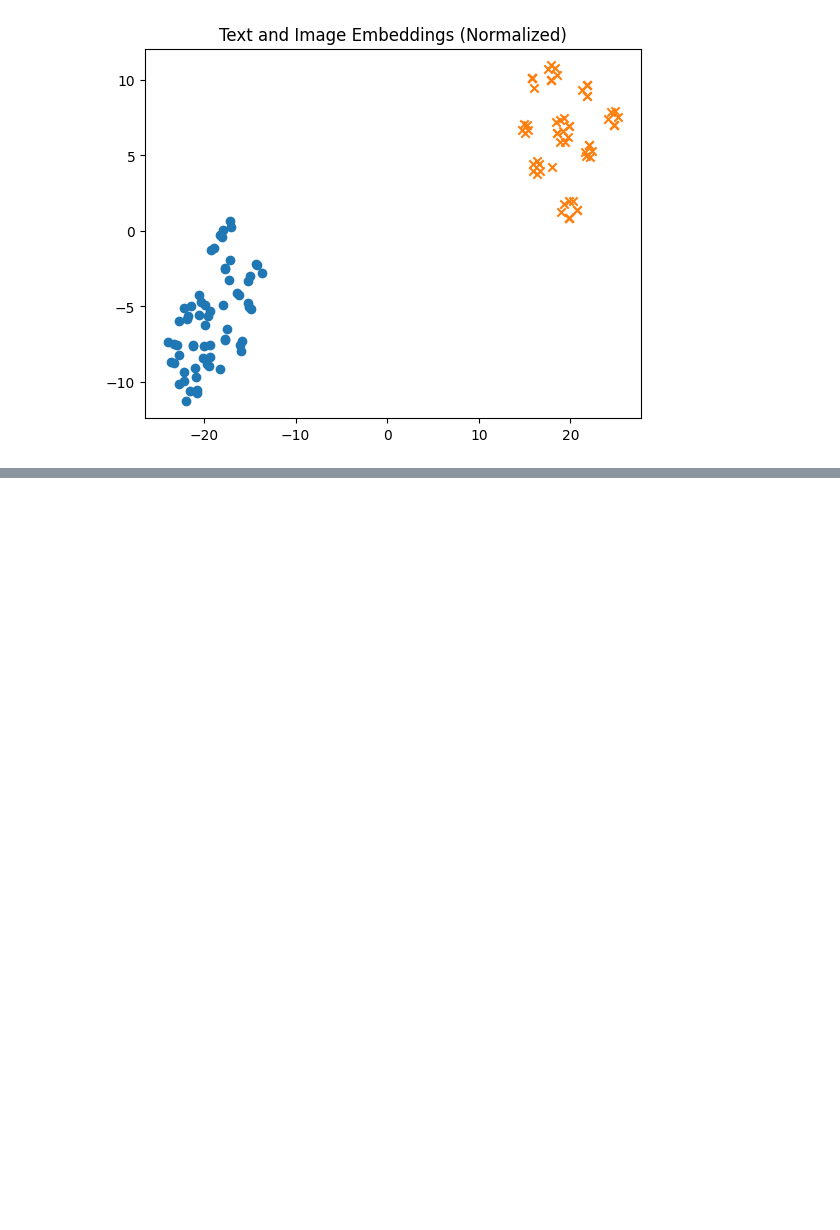
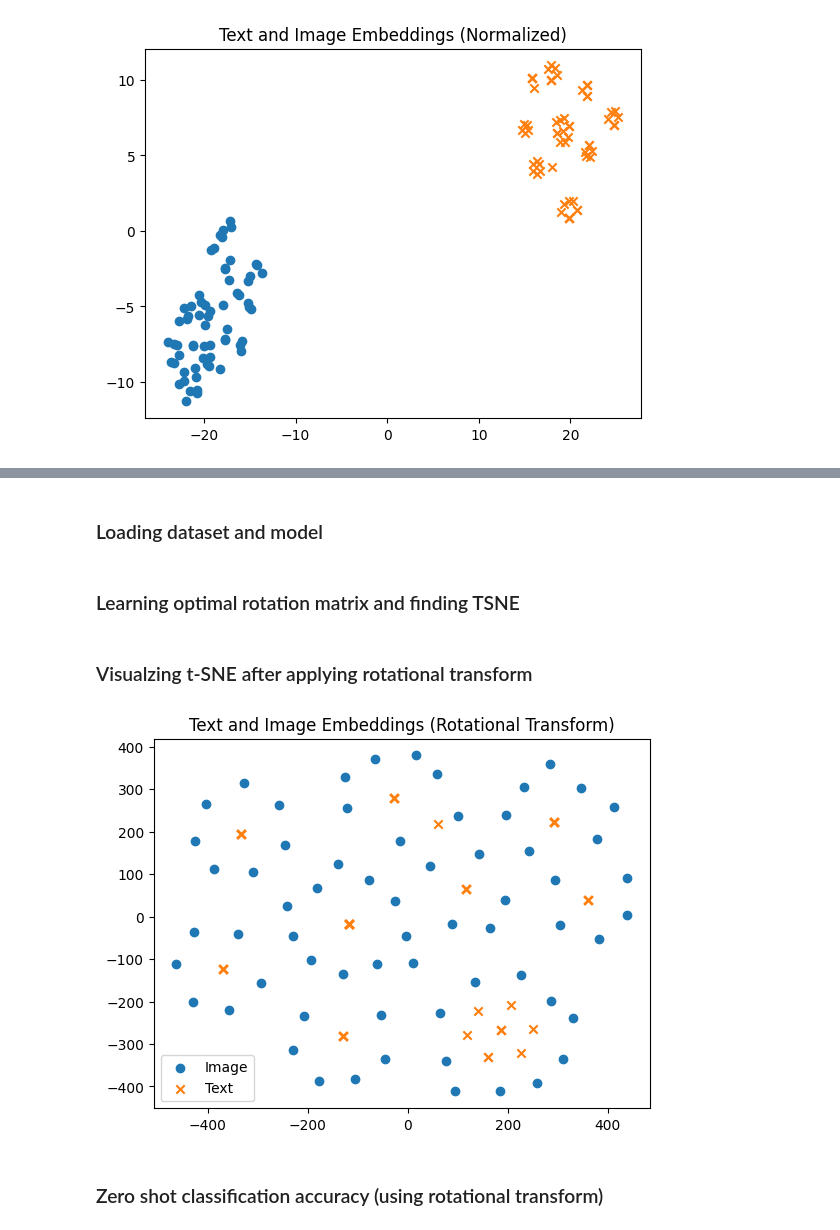
Before and after one commit to hyderchaudhry/28100041-PA0, a Jupyter notebook: src/task3.ipynb, the cells around one changed output, grey strips where cells are left out. Drawn from its saved outputs; the diff is of its cells as text; code cells hidden in the pictures; blank space fills up the shorter version.

```diff
--- a/src/task3.ipynb
+++ b/src/task3.ipynb
@@ -225,0 +230,10 @@ plt.show()
+# %% [markdown]
+### Loading dataset and model
+# %%
+clip_model, clip_preprocess = clip.load("ViT-B/32", device=device)
+
+stl_10 = datasets.STL10(root='/content/drive/MyDrive/datasets', split='test', transform=clip_preprocess, download=True)
+
+stl_dataloader = DataLoader(stl_10, batch_size=64, shuffle=False)
+# %% [markdown]
+### Learning optimal rotation matrix and finding TSNE
@@ -225,0 +280,17 @@ plt.show()
+# %% [markdown]
+### Visualzing t-SNE after applying rotational transform
+# %%
+image_coordinates = coordinates[:image_embeddings.shape[0]]
+text_coordinates = coordinates[image_embeddings.shape[0]:]
+
+plt.figure()
+plt.scatter(image_coordinates[:,0], image_coordinates[:,1], marker='o', label='Image')
+plt.scatter(text_coordinates[:,0], text_coordinates[:,1], marker='x', label='Text')
+plt.legend()
+plt.title('Text and Image Embeddings (Rotational Transform)')
+
+plt.show()
+# %% [output]
+[figure, added]
+# %% [markdown]
+### Zero shot classification accuracy (using rotational transform)
```
Also changed, not shown: parts of 7 cells of this notebook.
